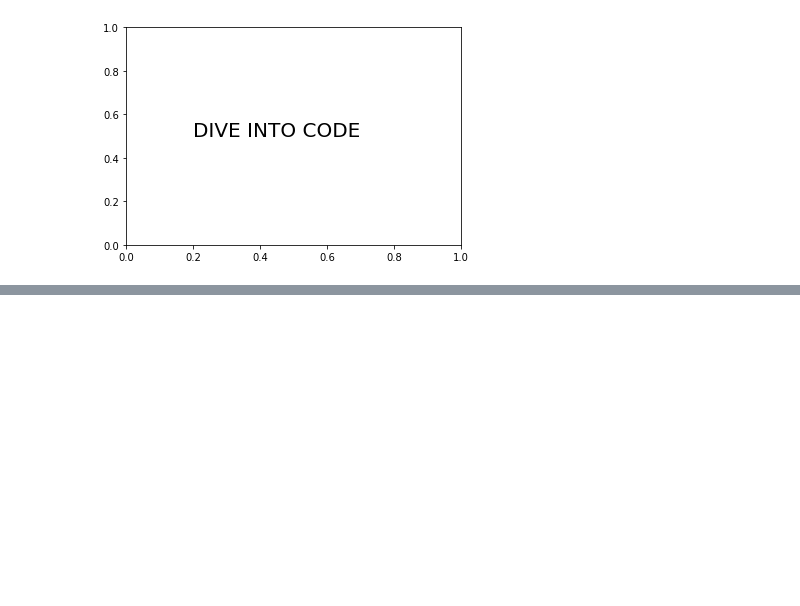
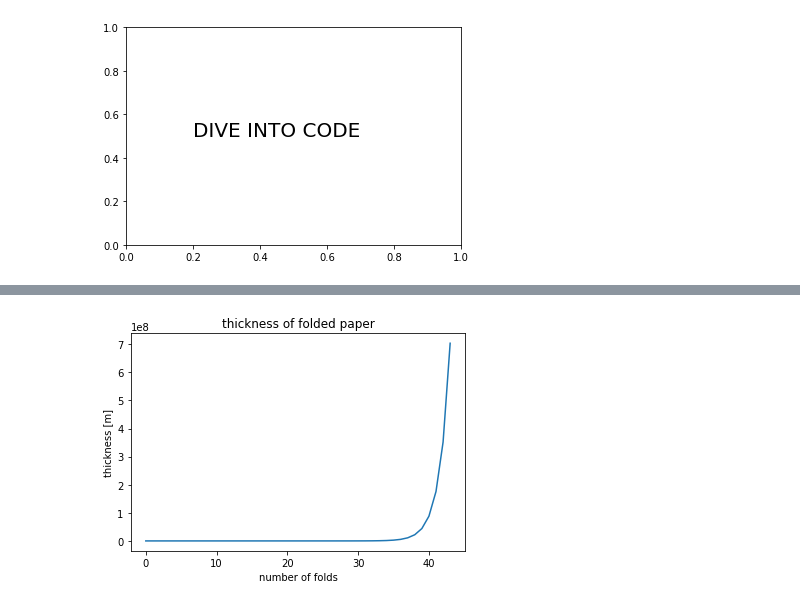
Before and after one commit to haruya0605037/sample2, a Jupyter notebook: python1w.ipynb, the cells around one changed output, grey strips where cells are left out. Drawn from its saved outputs; the diff is of its cells as text; code cells hidden in the pictures; blank space fills up the shorter version.

```diff
--- a/python1w.ipynb
+++ b/python1w.ipynb
@@ -1419,0 +1594,17 @@ plt.show()
+# %%
+# 紙折問題5 グラフによる可視化 リストへの保存
+THICKNESS = 0.00008
+thickness = []
+thickness.append(THICKNESS)
+
+S = 1
+a = 2
+n = 43
+
+for i in range(n):
+  S *= a
+  ultimate_thickness = S * THICKNESS
+  thickness.append(ultimate_thickness)
+
+print(len(thickness))
+thickness
@@ -1419,0 +1630,25 @@ plt.show()
+# %%
+# 紙折問題6 グラフによる可視化 折れ線グラフの表示
+import matplotlib.pyplot as plt
+%matplotlib inline
+
+THICKNESS = 0.00008
+thickness = []
+thickness.append(THICKNESS)
+
+S = 1
+a = 2
+n = 43
+
+for i in range(n):
+  S *= a
+  ultimate_thickness = S * THICKNESS
+  thickness.append(ultimate_thickness)
+
+plt.title("thickness of folded paper")
+plt.xlabel("number of folds")
+plt.ylabel("thickness [m]")
+plt.plot(thickness)
+plt.show()
+# %% [output]
+[figure, added]
```
Also changed, not shown: parts of 18 cells of this notebook.
